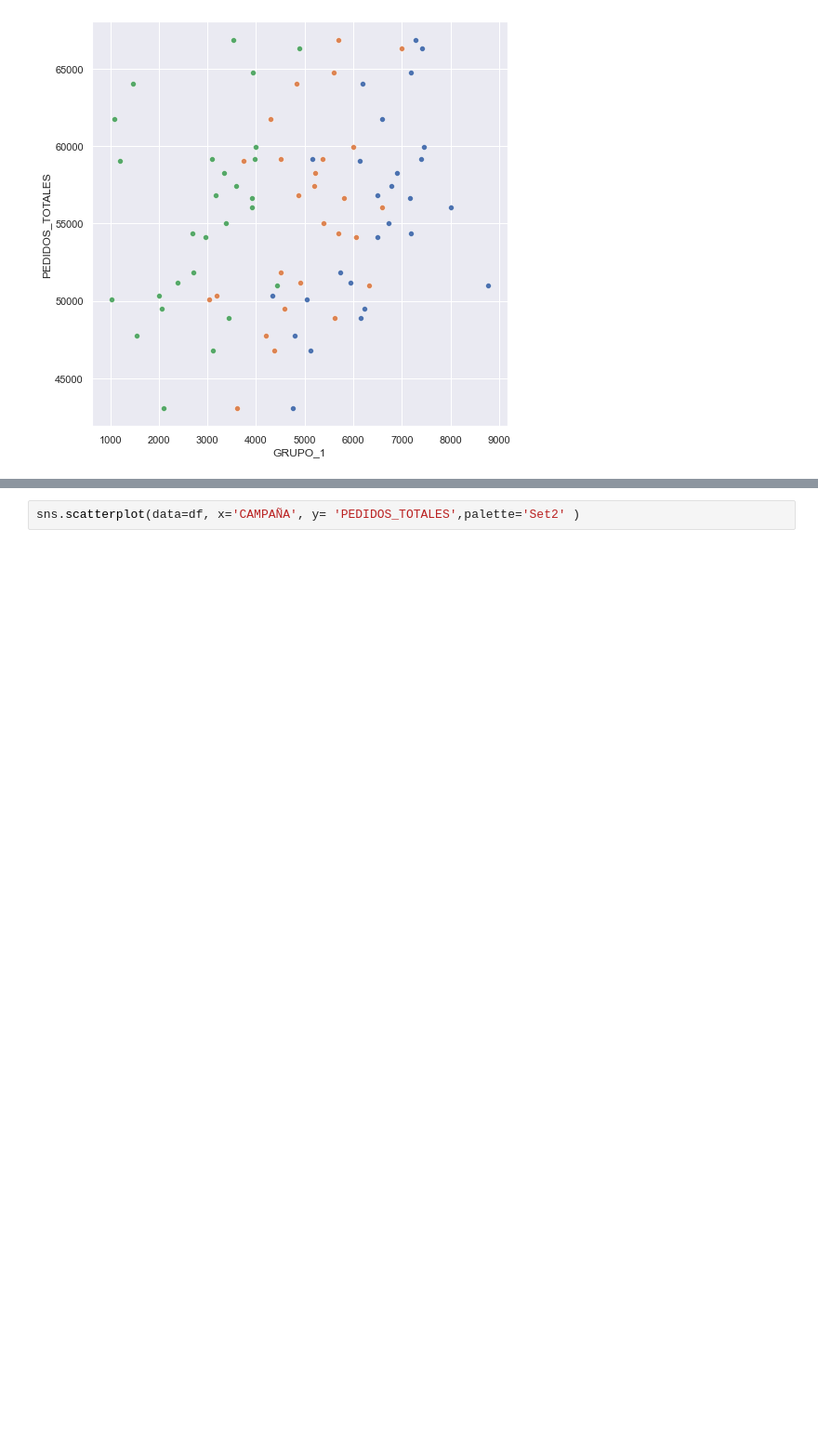
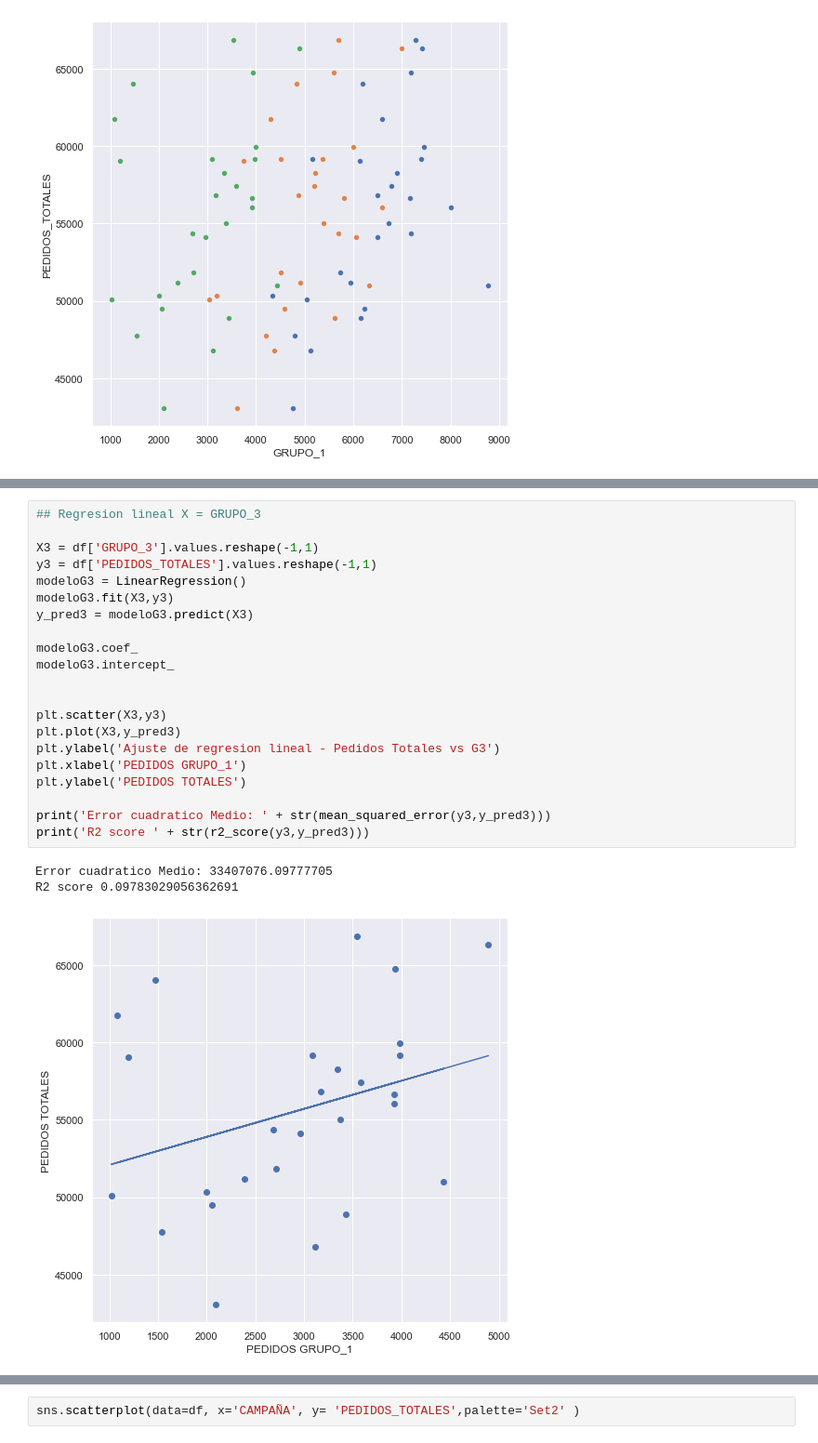
Before and after one commit to ignacio1511/Azzorti-Challenge, a Jupyter notebook: pregunta3.ipynb, the cells around one changed output, grey strips where cells are left out. Shown: that part at 93% size. Saved outputs shown, nothing was run; the diff lists cells and outputs as text; blank space fills up the shorter version.

```diff
--- a/pregunta3.ipynb
+++ b/pregunta3.ipynb
@@ -249,0 +347,25 @@ Los pedidos totales seran 31834.894671350638 pedidos
+# %%
+## Regresion lineal X = GRUPO_3
+
+X3 = df['GRUPO_3'].values.reshape(-1,1)
+y3 = df['PEDIDOS_TOTALES'].values.reshape(-1,1)
+modeloG3 = LinearRegression()
+modeloG3.fit(X3,y3)
+y_pred3 = modeloG3.predict(X3)
+
+modeloG3.coef_
+modeloG3.intercept_
+
+
+plt.scatter(X3,y3)
+plt.plot(X3,y_pred3)
+plt.ylabel('Ajuste de regresion lineal - Pedidos Totales vs G3')
+plt.xlabel('PEDIDOS GRUPO_1')
+plt.ylabel('PEDIDOS TOTALES')
+
+print('Error cuadratico Medio: ' + str(mean_squared_error(y3,y_pred3)))
+print('R2 score ' + str(r2_score(y3,y_pred3)))
+# %% [output]
+Error cuadratico Medio: 33407076.09777705
+R2 score 0.09783029056362691
+[figure, added]
```
Also changed, not shown: parts of 23 cells of this notebook.
